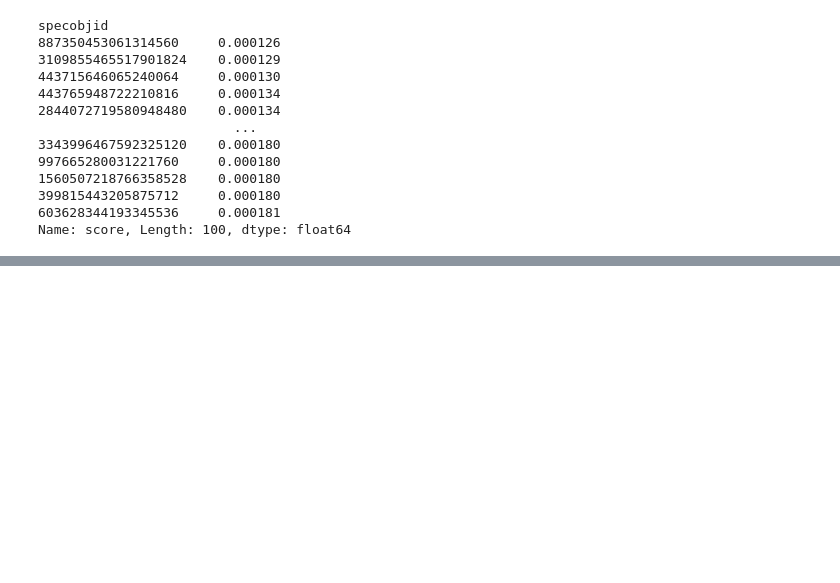
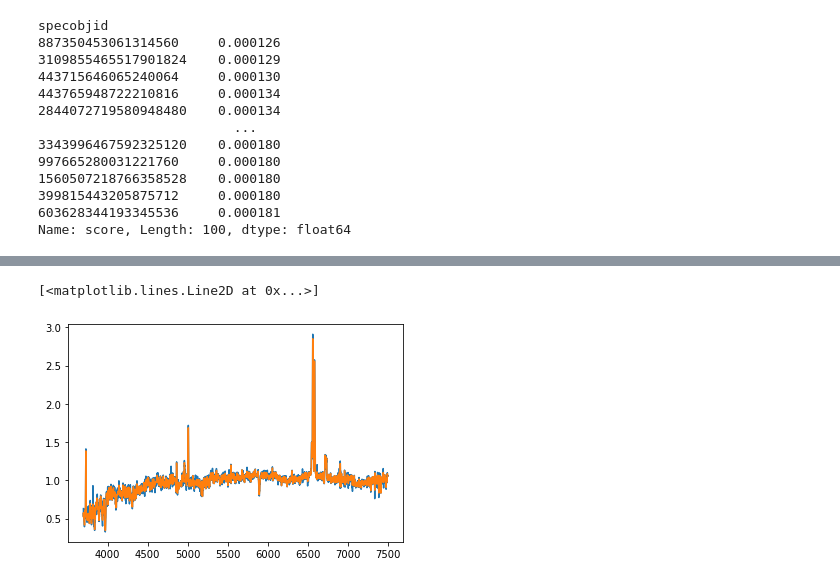
Before and after one commit to ed-ortizm/sdss, a Jupyter notebook: explore/spectra.ipynb, the cells around one changed output, grey strips where cells are left out. Drawn from its saved outputs; the diff is of its cells as text; code cells hidden in the pictures; blank space fills up the shorter version.

```diff
--- a/explore/spectra.ipynb
+++ b/explore/spectra.ipynb
@@ -61,0 +70,8 @@ for objid in top_normal_df.index.to_numpy():
+# %%
+from scipy.signal import medfilt
+tata = medfilt(spectrum, 3)
+plt.plot(wave, spectrum)
+plt.plot(wave, tata)
+# %% [output]
+[<matplotlib.lines.Line2D at 0x...>]
+[figure, added]
```
Also changed, not shown: parts of 5 cells of this notebook, 1 other file.
